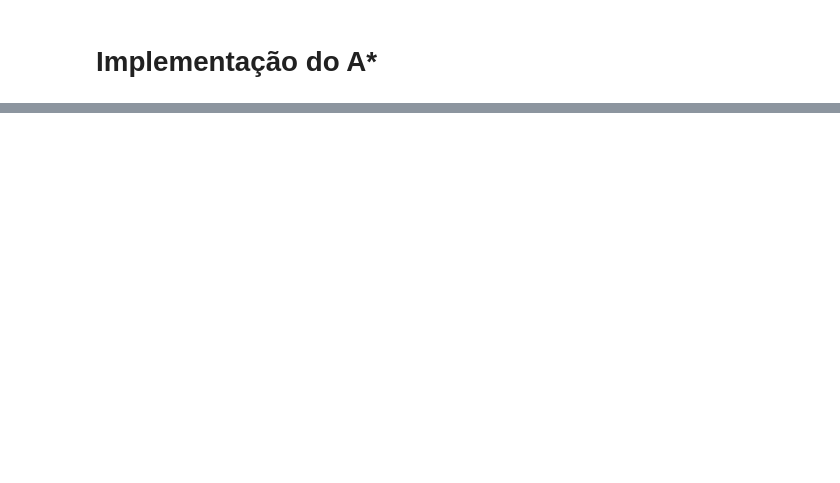
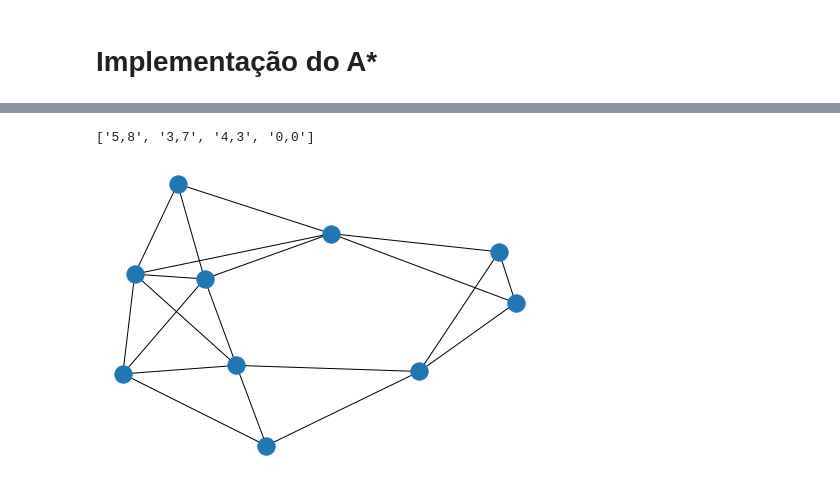
Before and after one commit to aquele-marin/knn-graph-searches, a Jupyter notebook: KNN.ipynb, the cells around one changed output, grey strips where cells are left out. Cells and saved outputs as stored; diff of their text form; code cells hidden in the pictures; blank space fills up the shorter version.

```diff
--- a/KNN.ipynb
+++ b/KNN.ipynb
@@ -248,0 +246,4 @@ teste.append(0)
+# %%
+path
+# %% [output]
+['5,8', '3,7', '4,3', '0,0']
@@ -248,0 +252,6 @@ teste.append(0)
+# %%
+G = nx.Graph(A)
+# %%
+nx.draw(G)
+# %% [output]
+[figure, added]
```
Also changed, not shown: parts of 17 cells of this notebook, 2 other files.
